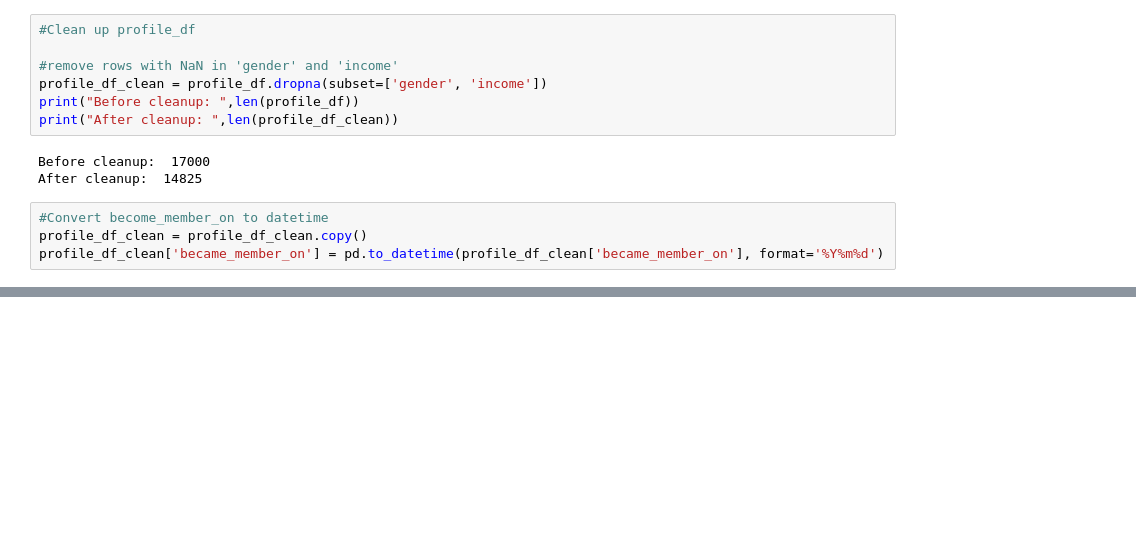
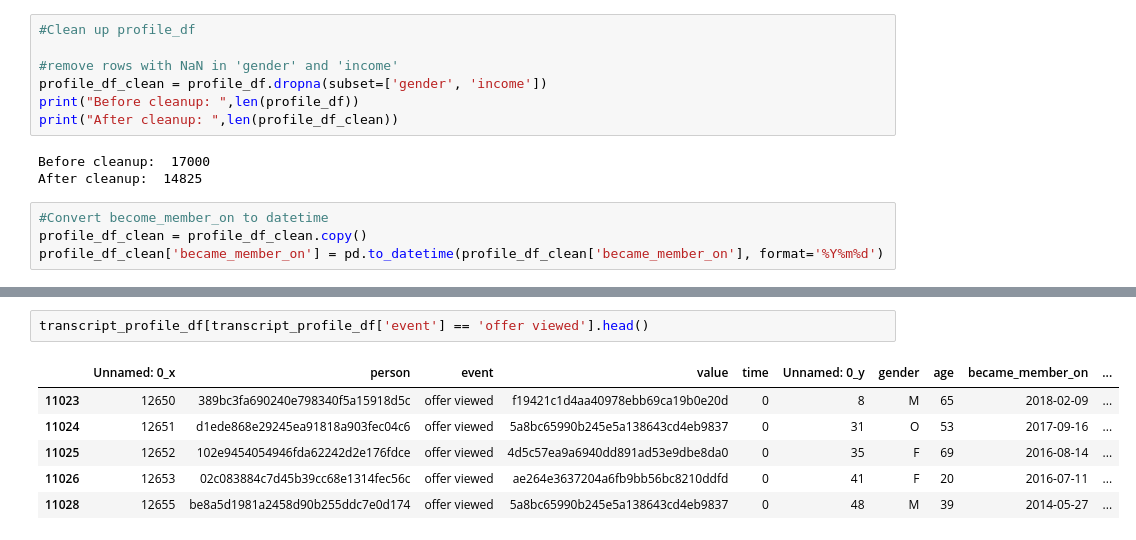
Before and after one commit to surf-guy/DSE200, a Jupyter notebook: MiniProjectStarter_Le.ipynb, the cells around one changed output, grey strips where cells are left out. Saved outputs shown, nothing was run; the diff lists cells and outputs as text; blank space fills up the shorter version.

```diff
--- a/MiniProjectStarter_Le.ipynb
+++ b/MiniProjectStarter_Le.ipynb
@@ -201,0 +213,9 @@ transcript_df_clean
+# %%
+transcript_profile_df[transcript_profile_df['event'] == 'offer viewed'].head()
+# %% [output]
+|  | Unnamed: 0_x | person | event | value | time | Unnamed: 0_y | gender | age | became_member_on | ... |
+| 11023 | 12650 | 389bc3fa690240e798340f5a15918d5c | offer viewed | f19421c1d4aa40978ebb69ca19b0e20d | 0 | 8 | M | 65 | 2018-02-09 | ... |
+| 11024 | 12651 | d1ede868e29245ea91818a903fec04c6 | offer viewed | 5a8bc65990b245e5a138643cd4eb9837 | 0 | 31 | O | 53 | 2017-09-16 | ... |
+| 11025 | 12652 | 102e9454054946fda62242d2e176fdce | offer viewed | 4d5c57ea9a6940dd891ad53e9dbe8da0 | 0 | 35 | F | 69 | 2016-08-14 | ... |
+| 11026 | 12653 | 02c083884c7d45b39cc68e1314fec56c | offer viewed | ae264e3637204a6fb9bb56bc8210ddfd | 0 | 41 | F | 20 | 2016-07-11 | ... |
+| 11028 | 12655 | be8a5d1981a2458d90b255ddc7e0d174 | offer viewed | 5a8bc65990b245e5a138643cd4eb9837 | 0 | 48 | M | 39 | 2014-05-27 | ... |
```
Also changed, not shown: parts of 8 cells of this notebook.
